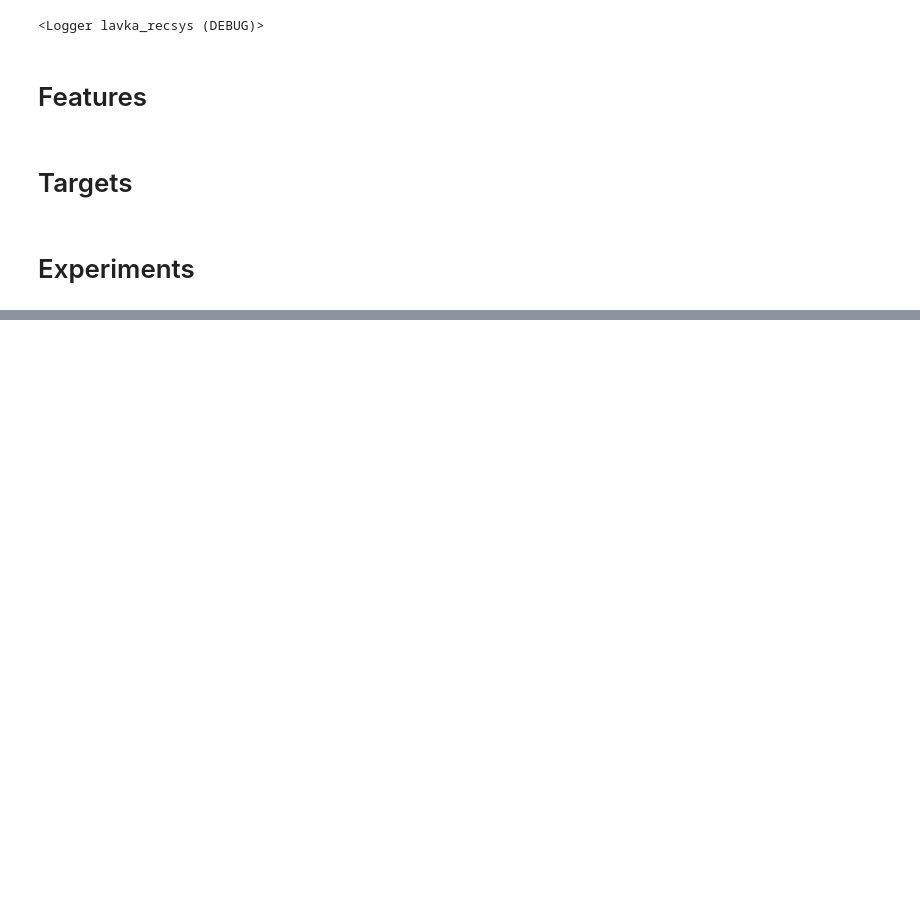
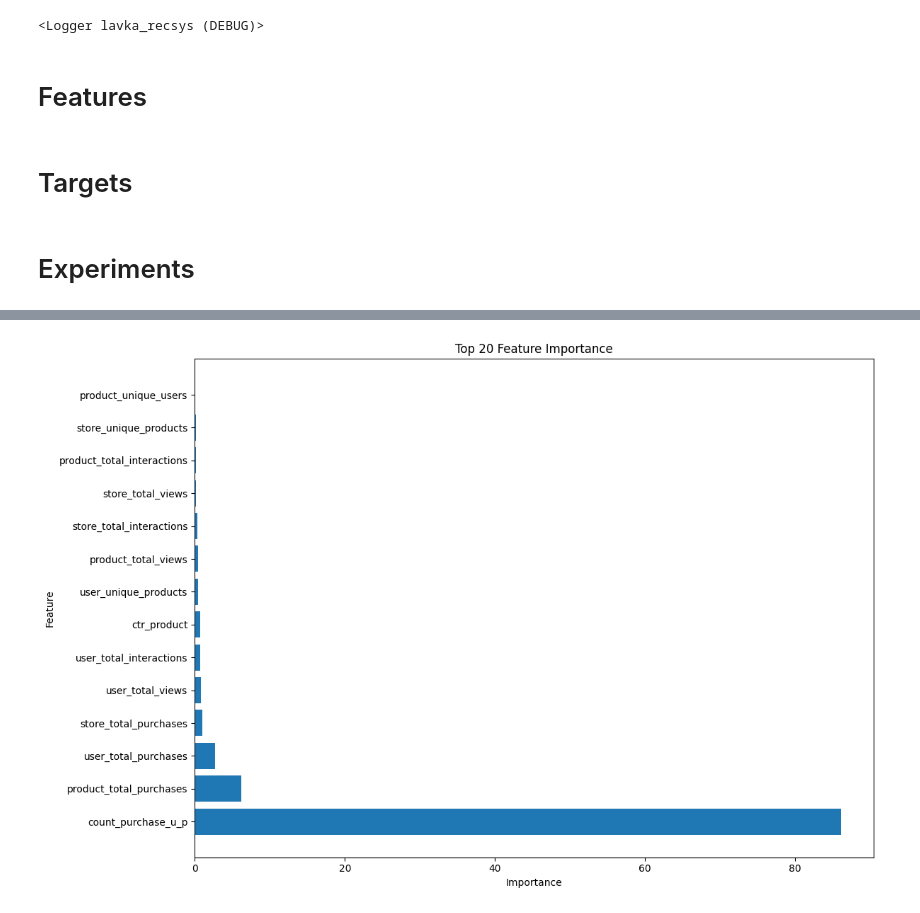
Before and after one commit to almayor/lavka-rs-contest, a Jupyter notebook: homework.ipynb, the cells around one changed output, grey strips where cells are left out. Cells and saved outputs as stored; diff of their text form; code cells hidden in the pictures; blank space fills up the shorter version.

```diff
--- a/homework.ipynb
+++ b/homework.ipynb
@@ -257,12 +277,13 @@ config['features'] = [
     # 'recency_user_store',
     'user_stats',
     'product_stats',
-    'store_stats'
+    'store_stats',
+    'city_stats',
 ]
-config.set('history_cleaning.remove_lurkers', False)
+config.set('history_cleaning.remove_lurkers', True)
 config.set('target', 'CartUpdate_conversion_aware')
 # %%
-# config.set('validation.n_folds', 2)
-# exp = Experiment("test", config)
-# results = exp.run()
-# results
+config.set('validation.n_folds', 2)
+exp = Experiment("test", config)
+results = exp.run()
+results
@@ -269,4 +308,6 @@ config.set('target', 'CartUpdate_conversion_aware')
 # %%
-# vis = Visualizer()
-# vis.plot_feature_importance(results['cv_results']['folds'][0]['feature_importance']);
+vis = Visualizer()
+vis.plot_feature_importance(results['cv_results']['folds'][0]['feature_importance']);
+# %% [output]
+[figure, added]
 # %%
```
Also changed, not shown: parts of 3 cells of this notebook, 3 other files.
